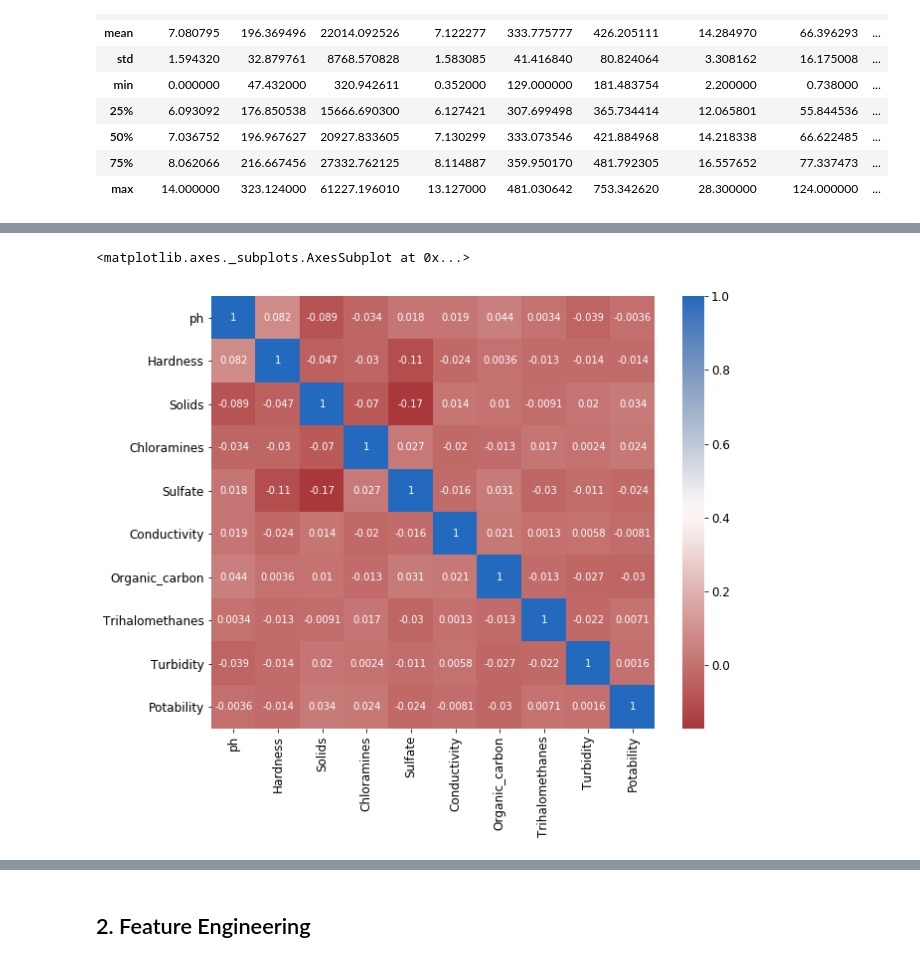
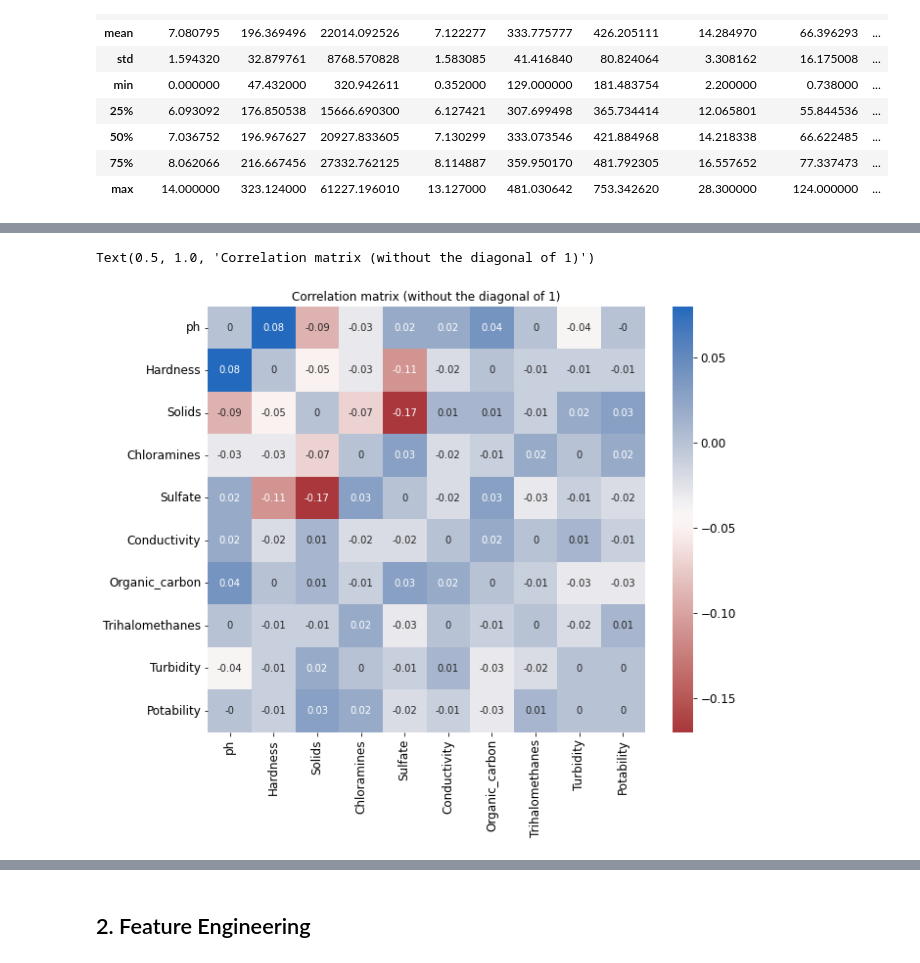
Before and after one commit to ArianeDlns/ML-Drinking_Water_Potability, a Jupyter notebook: Water_potability.ipynb, the cells around one changed output, grey strips where cells are left out. Saved outputs shown, nothing was run; the diff lists cells and outputs as text; code cells hidden in the pictures.

```diff
--- a/Water_potability.ipynb
+++ b/Water_potability.ipynb
@@ -127,6 +148,9 @@ plt.show()
 # %%
-plt.figure(figsize=(10,8))
-sns.heatmap(data.corr(),annot=True, cmap="vlag_r")
+plt.figure(figsize=(10, 8))
+sns.heatmap(
+    np.round(data.corr() - np.diag([1.0 for x in data.columns]), 2), annot=True, cmap="vlag_r"
+)
+plt.title("Correlation matrix (without the diagonal of 1)")
 # %% [output]
-<matplotlib.axes._subplots.AxesSubplot at 0x...>
+Text(0.5, 1.0, 'Correlation matrix (without the diagonal of 1)')
-[figure, old version]
+[figure, new version]
```
Also changed, not shown: parts of 9 cells of this notebook, 2 other files.
